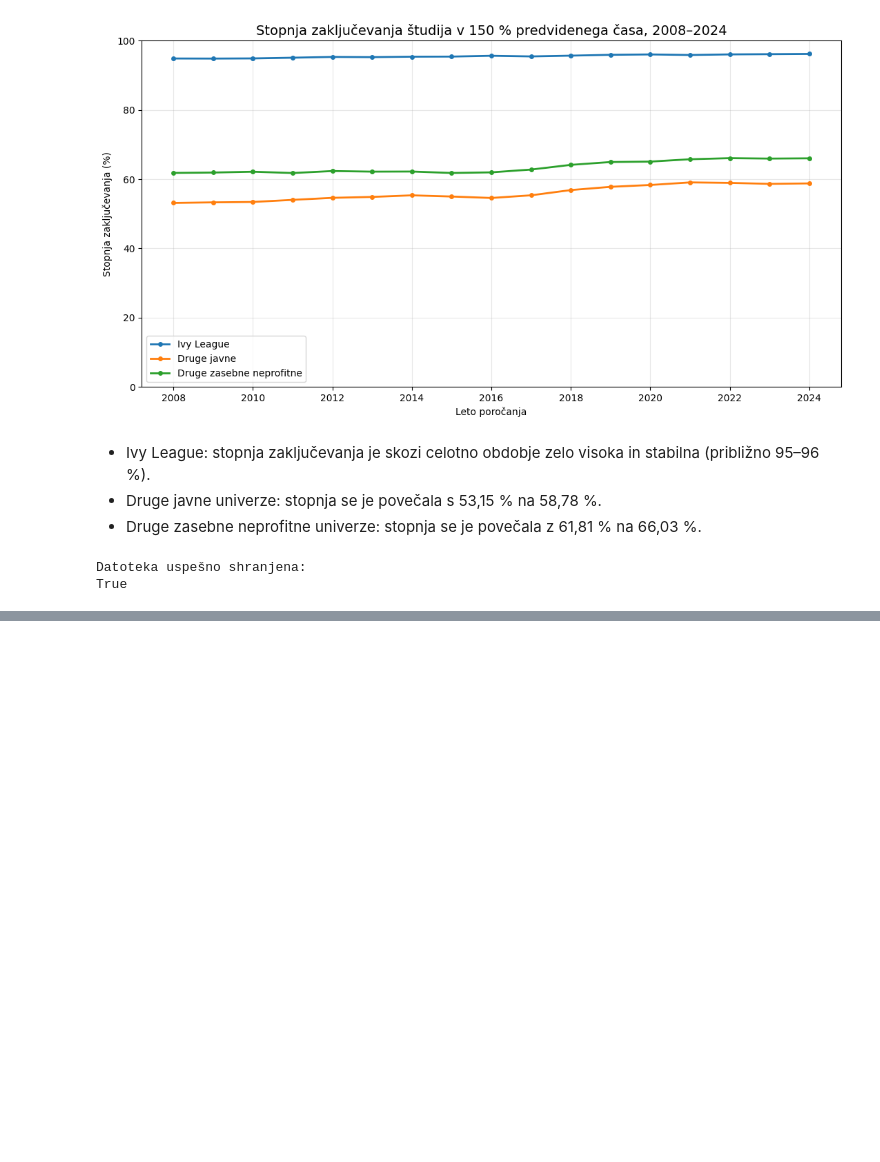
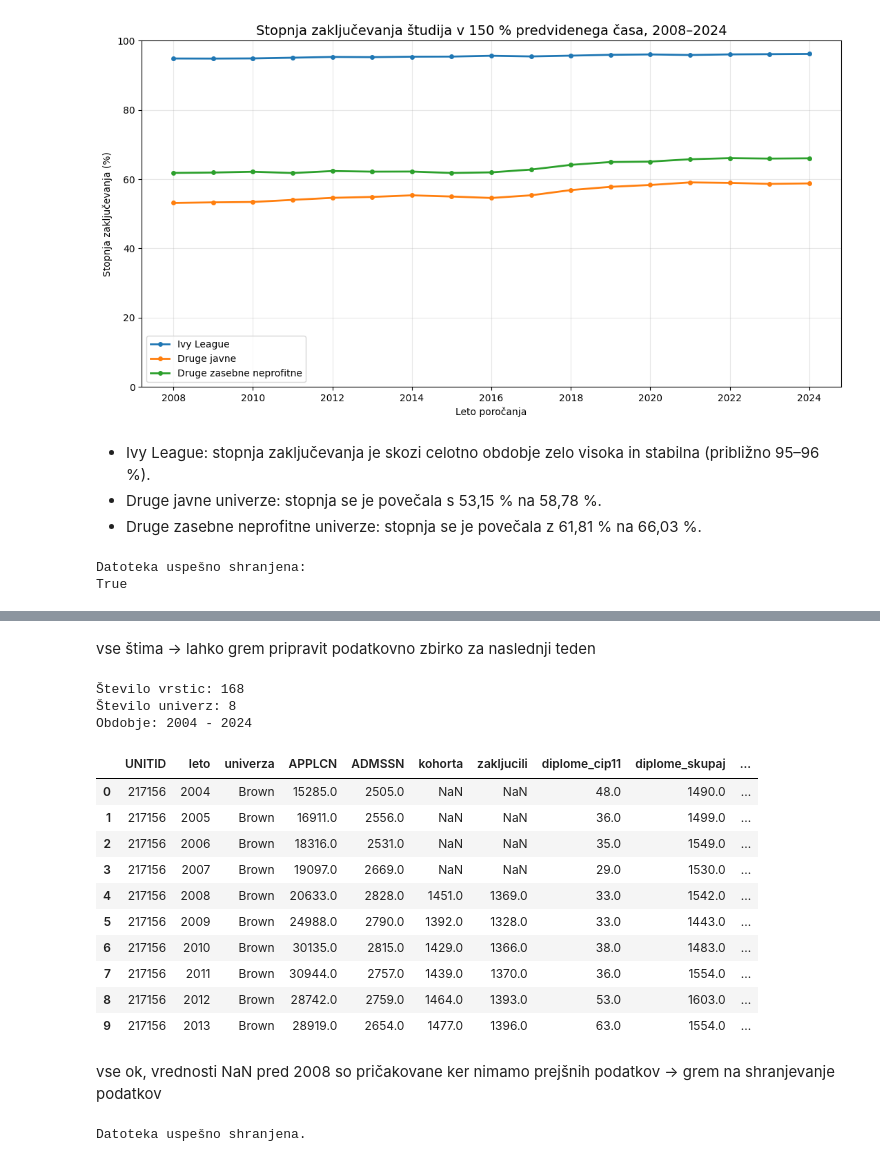
Before and after one commit to anacvetkoo/MOS-projekt, a Jupyter notebook: notebooks/Ana_teden3.ipynb, the cells around one changed output, grey strips where cells are left out. Saved outputs shown, nothing was run; the diff lists cells and outputs as text; code cells hidden in the pictures; blank space fills up the shorter version.

Commit message:
Posodobitev Aninega dela v 3.tednu -> izvoz podatkov za delo v 4.tednu

```diff
--- a/notebooks/Ana_teden3.ipynb
+++ b/notebooks/Ana_teden3.ipynb
@@ -1622,0 +1745,75 @@ True
+# %% [markdown]
+vse štima -> lahko grem pripravit podatkovno zbirko za naslednji teden
+# %%
+#izbor institucionalnih podatkov ivy league
+rv1_ivy = rv1[
+    ["UNITID", "leto", "univerza", "APPLCN", "ADMSSN"]
+].copy()
+
+rv2_ivy = rv2[
+    ["UNITID", "leto", "kohorta", "zakljucili"]
+].copy()
+
+rv4_ivy = rv4[
+    ["UNITID", "leto", "diplome_cip11", "diplome_skupaj"]
+].copy()
+
+#združevanje podatkov po univerzi in letu -outer zdruzevanje ker ima RV2 krajse casovno obdobje kot RV1 in RV4
+ivy_trendi = (
+    rv1_ivy
+    .merge(rv2_ivy, on=["UNITID", "leto"], how="outer", validate="one_to_one")
+    .merge(rv4_ivy, on=["UNITID", "leto"], how="outer", validate="one_to_one")
+)
+
+#izračun kazalnikov iz števcev in imenovalcev
+ivy_trendi["stopnja_sprejema"] = (
+    ivy_trendi["ADMSSN"] / ivy_trendi["APPLCN"] * 100
+)
+
+ivy_trendi["stopnja_zakljucevanja"] = (
+    ivy_trendi["zakljucili"] / ivy_trendi["kohorta"] * 100
+)
+
+ivy_trendi["delez_cip11"] = (
+    ivy_trendi["diplome_cip11"] / ivy_trendi["diplome_skupaj"] * 100
+)
+
+ivy_trendi = ivy_trendi.sort_values(["univerza", "leto"]).reset_index(drop=True)
+
+#preverjanje združene zbirke
+print("Število vrstic:", len(ivy_trendi))
+print("Število univerz:", ivy_trendi["UNITID"].nunique())
+print("Obdobje:", ivy_trendi["leto"].min(), "-", ivy_trendi["leto"].max())
+
+display(ivy_trendi.head(10))
+# %% [output]
+Število vrstic: 168
+Število univerz: 8
+Obdobje: 2004 - 2024
+|  | UNITID | leto | univerza | APPLCN | ADMSSN | kohorta | zakljucili | diplome_cip11 | diplome_skupaj | ... |
+| 0 | 217156 | 2004 | Brown | 15285.0 | 2505.0 | NaN | NaN | 48.0 | 1490.0 | ... |
+| 1 | 217156 | 2005 | Brown | 16911.0 | 2556.0 | NaN | NaN | 36.0 | 1499.0 | ... |
+| 2 | 217156 | 2006 | Brown | 18316.0 | 2531.0 | NaN | NaN | 35.0 | 1549.0 | ... |
+| 3 | 217156 | 2007 | Brown | 19097.0 | 2669.0 | NaN | NaN | 29.0 | 1530.0 | ... |
+| 4 | 217156 | 2008 | Brown | 20633.0 | 2828.0 | 1451.0 | 1369.0 | 33.0 | 1542.0 | ... |
+| 5 | 217156 | 2009 | Brown | 24988.0 | 2790.0 | 1392.0 | 1328.0 | 33.0 | 1443.0 | ... |
+| 6 | 217156 | 2010 | Brown | 30135.0 | 2815.0 | 1429.0 | 1366.0 | 38.0 | 1483.0 | ... |
+| 7 | 217156 | 2011 | Brown | 30944.0 | 2757.0 | 1439.0 | 1370.0 | 36.0 | 1554.0 | ... |
+| 8 | 217156 | 2012 | Brown | 28742.0 | 2759.0 | 1464.0 | 1393.0 | 53.0 | 1603.0 | ... |
+| 9 | 217156 | 2013 | Brown | 28919.0 | 2654.0 | 1477.0 | 1396.0 | 63.0 | 1554.0 | ... |
+# %% [markdown]
+vse ok, vrednosti NaN pred 2008 so pričakovane ker nimamo prejšnih podatkov -> grem na shranjevanje podatkov
+# %%
+from pathlib import Path
+
+mapa_podatki = Path("/content/data/processed")
+mapa_podatki.mkdir(parents=True, exist_ok=True)
+
+ivy_trendi.to_csv(
+    mapa_podatki / "Ivy_institucionalni_trendi_2004_2024.csv",
+    index=False
+)
+
+print("Datoteka uspešno shranjena.")
+# %% [output]
+Datoteka uspešno shranjena.
```
Also changed, not shown: parts of 5 cells of this notebook.
